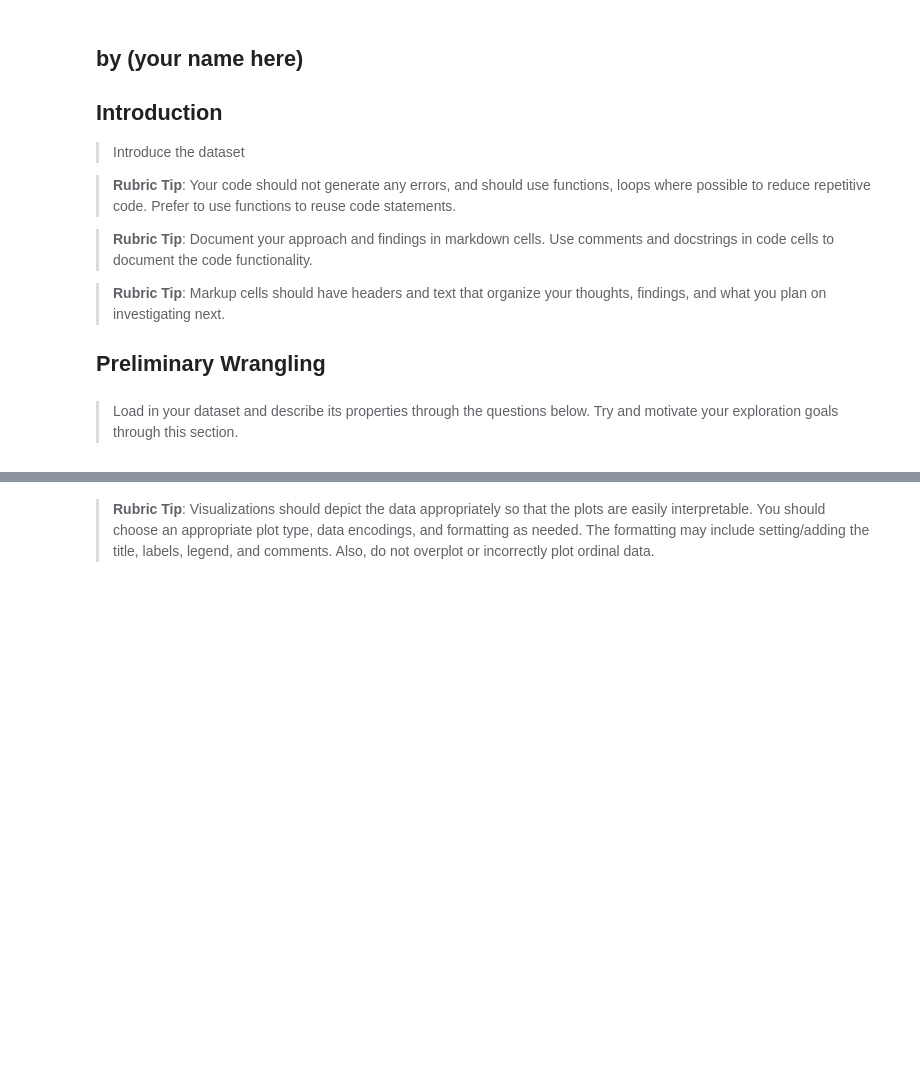
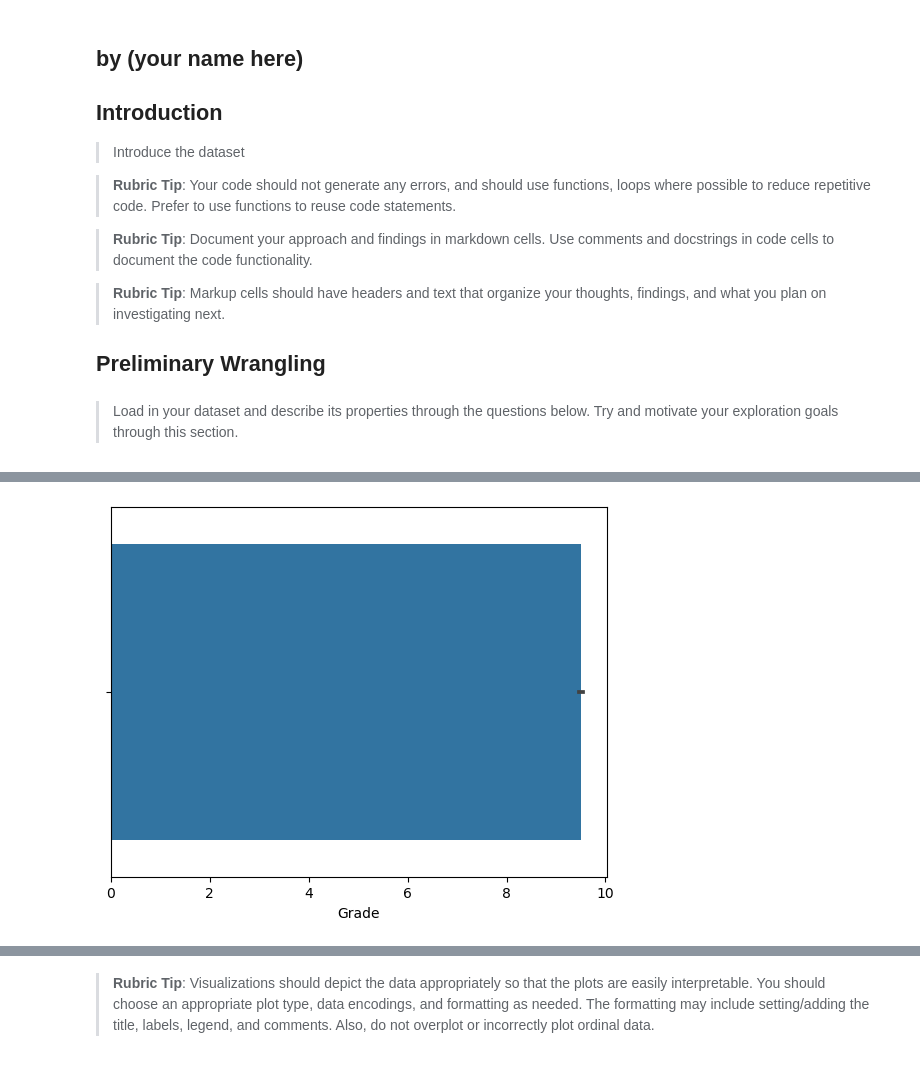
Before and after one commit to henanhasan/visualization_project, a Jupyter notebook: Part_I_exploration.ipynb, the cells around one changed output, grey strips where cells are left out. Saved outputs shown, nothing was run; the diff lists cells and outputs as text; code cells hidden in the pictures; blank space fills up the shorter version.

```diff
--- a/Part_I_exploration.ipynb
+++ b/Part_I_exploration.ipynb
@@ -113,0 +237,11 @@ and prepare yourself to look at relationships between variables.
+# %%
+# Create boxplot
+sb.barplot(x=outliers_gone['International Grade'])
+
+# Label axes
+plt.xlabel('Grade')
+
+# Show plot
+plt.show()
+# %% [output]
+[figure, added]
```
Also changed, not shown: parts of 28 cells of this notebook, 3 other files.
